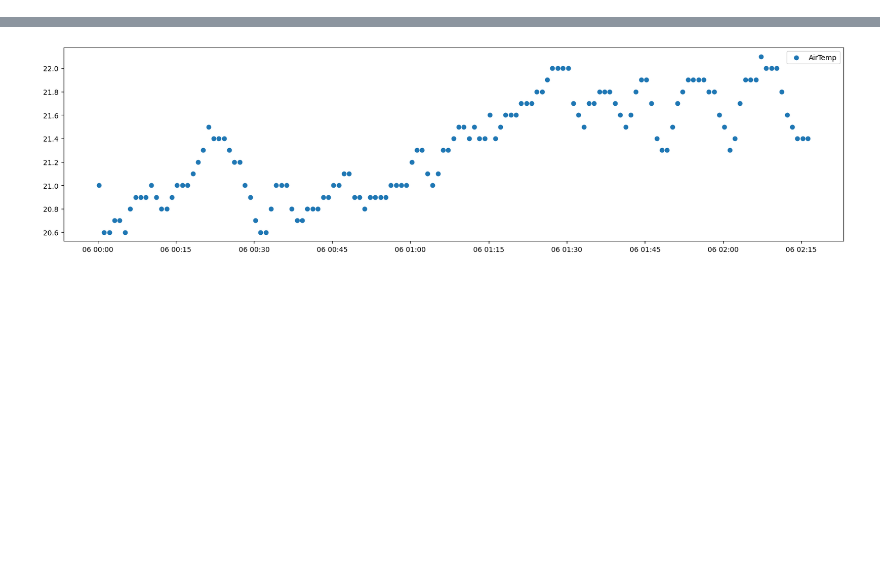
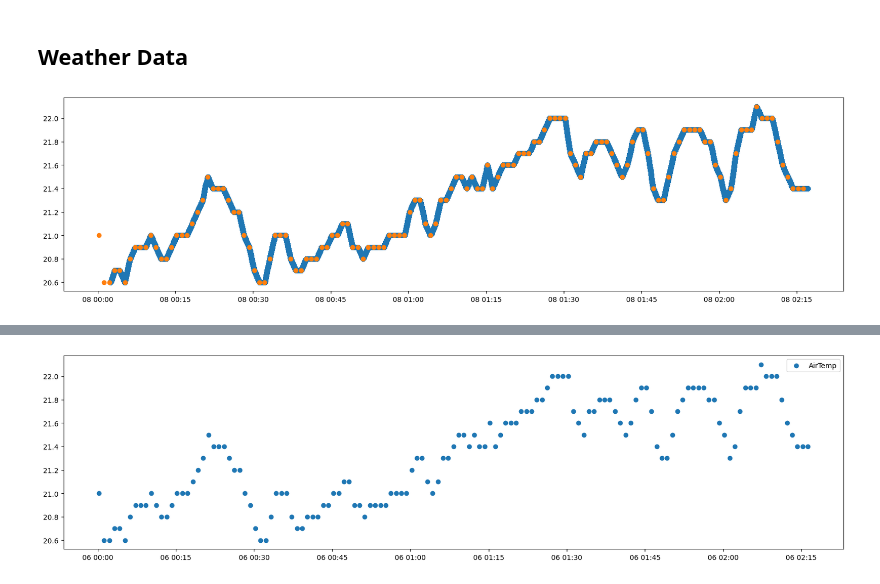
Before and after one commit to GoktugOcal/LiveF1, a Jupyter notebook: test.ipynb, the cells around one changed output, grey strips where cells are left out. Saved outputs shown, nothing was run; the diff lists cells and outputs as text; code cells hidden in the pictures; blank space fills up the shorter version.

```diff
--- a/test.ipynb
+++ b/test.ipynb
@@ -177,6 +86,19 @@ for i in c-p:
     print(i.total_seconds())
 # %%
 df_all = df.reset_index().set_index("timestamp").join(df_weather.set_index("timestamp"), rsuffix="_w_", how="outer")
+# %% [markdown]
+## Weather Data
 # %%
 for col in interpolation_map:
     df_all[col] = df_all.reset_index()[col].astype(float).interpolate(method = interpolation_map[col], order = 2).values
+# %%
+import matplotlib.pyplot as plt
+
+df_temp = df_all[~df_all["DriverNo"].isnull()]
+plt.figure(figsize=(20,5))
+plt.scatter(pd.to_datetime(df_temp.index), df_temp["AirTemp"])
+df_temp = df_all[df_all["DriverNo"].isnull()]
+plt.scatter(pd.to_datetime(df_temp.index), df_temp["AirTemp"])
+plt.show()
+# %% [output]
+[figure, added]
```
Also changed, not shown: parts of 17 cells of this notebook.
